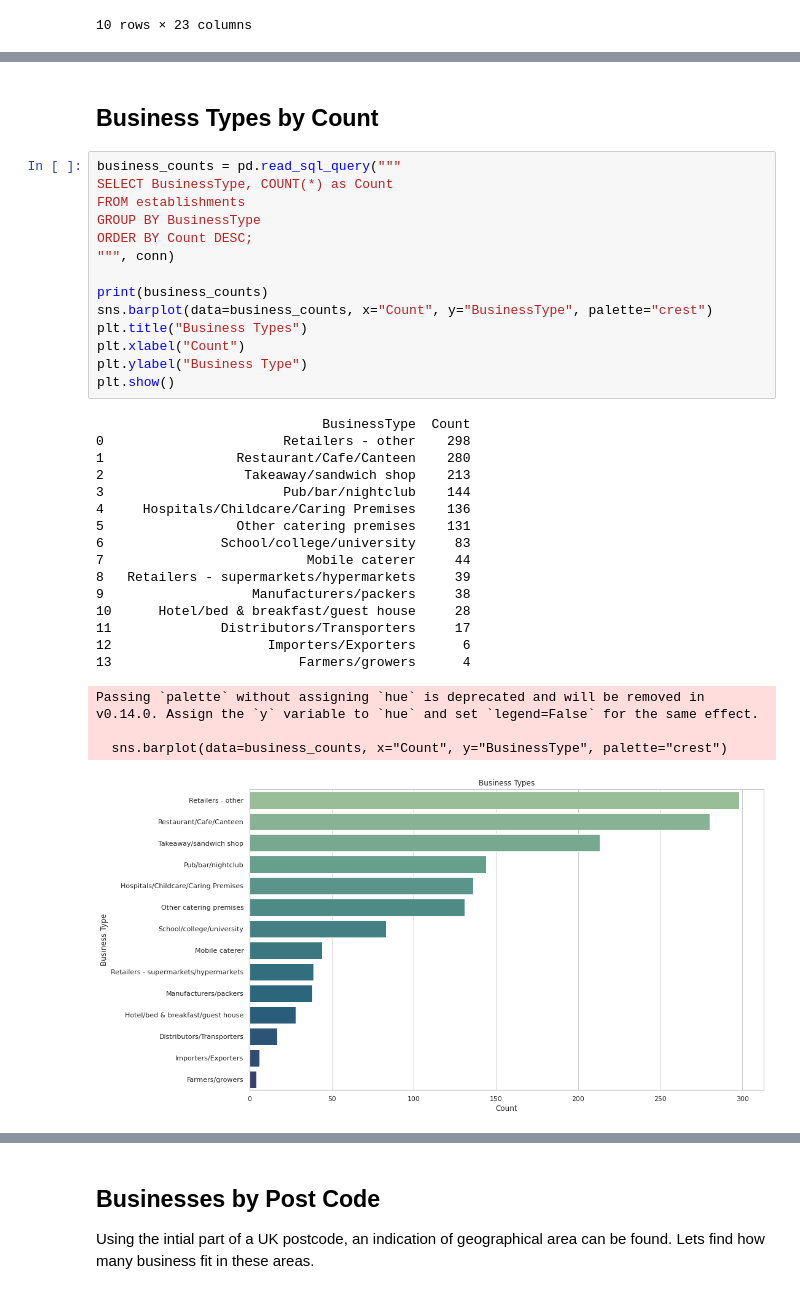
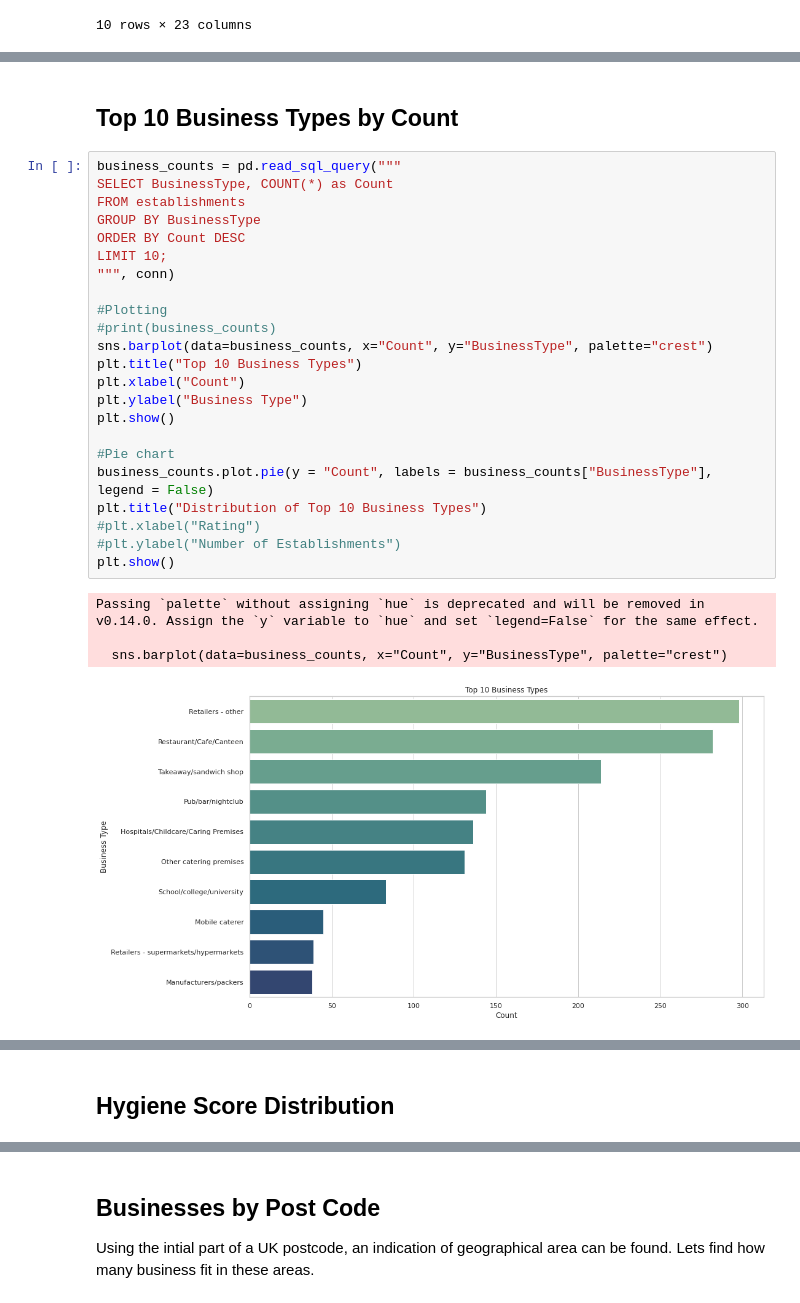
Before and after one commit to Curious-cetacean/renfrewshire_business_insights, a Jupyter notebook: reports/renfrewshire_hygiene_analysis.ipynb, the cells around one changed output, grey strips where cells are left out. Drawn from its saved outputs; the diff is of its cells as text.

```diff
--- a/reports/renfrewshire_hygiene_analysis.ipynb
+++ b/reports/renfrewshire_hygiene_analysis.ipynb
@@ -72,36 +43,30 @@ Total counts is:  1461
 # %% [markdown]
-## Business Types by Count
+## Top 10 Business Types by Count
 # %%
 business_counts = pd.read_sql_query("""
 SELECT BusinessType, COUNT(*) as Count
 FROM establishments
 GROUP BY BusinessType
-ORDER BY Count DESC;
+ORDER BY Count DESC
+LIMIT 10;
 """, conn)
 
-print(business_counts)
+#Plotting
+#print(business_counts)
 sns.barplot(data=business_counts, x="Count", y="BusinessType", palette="crest")
-plt.title("Business Types")
+plt.title("Top 10 Business Types")
 plt.xlabel("Count")
 plt.ylabel("Business Type")
 plt.show()
+
+#Pie chart
+business_counts.plot.pie(y = "Count", labels = business_counts["BusinessType"], legend = False)
+plt.title("Distribution of Top 10 Business Types")
+#plt.xlabel("Rating")
+#plt.ylabel("Number of Establishments")
+plt.show()
 # %% [output]
-                             BusinessType  Count
-0                       Retailers - other    298
-1                 Restaurant/Cafe/Canteen    280
-2                  Takeaway/sandwich shop    213
-3                       Pub/bar/nightclub    144
-4     Hospitals/Childcare/Caring Premises    136
-5                 Other catering premises    131
-6               School/college/university     83
-7                          Mobile caterer     44
-8   Retailers - supermarkets/hypermarkets     39
-9                   Manufacturers/packers     38
-10      Hotel/bed & breakfast/guest house     28
-11              Distributors/Transporters     17
-12                    Importers/Exporters      6
-13                        Farmers/growers      4
+Passing `palette` without assigning `hue` is deprecated and will be removed in v0.14.0. Assign the `y` variable to `hue` and set `legend=False` for the same effect.
+
+  sns.barplot(data=business_counts, x="Count", y="BusinessType", palette="crest")
-Passing `palette` without assigning `hue` is deprecated and will be removed in v0.14.0. Assign the `y` variable to `hue` and set `legend=False` for the same effect.
-
-  sns.barplot(data=business_counts, x="Count", y="BusinessType", palette="crest")
-[figure, old version]
+[figure, new version]
@@ -107,0 +74,2 @@ Passing `palette` without assigning `hue` is deprecated and will be removed in v
+# %% [markdown]
+## Hygiene Score Distribution
```
Also changed, not shown: parts of 17 cells of this notebook.
